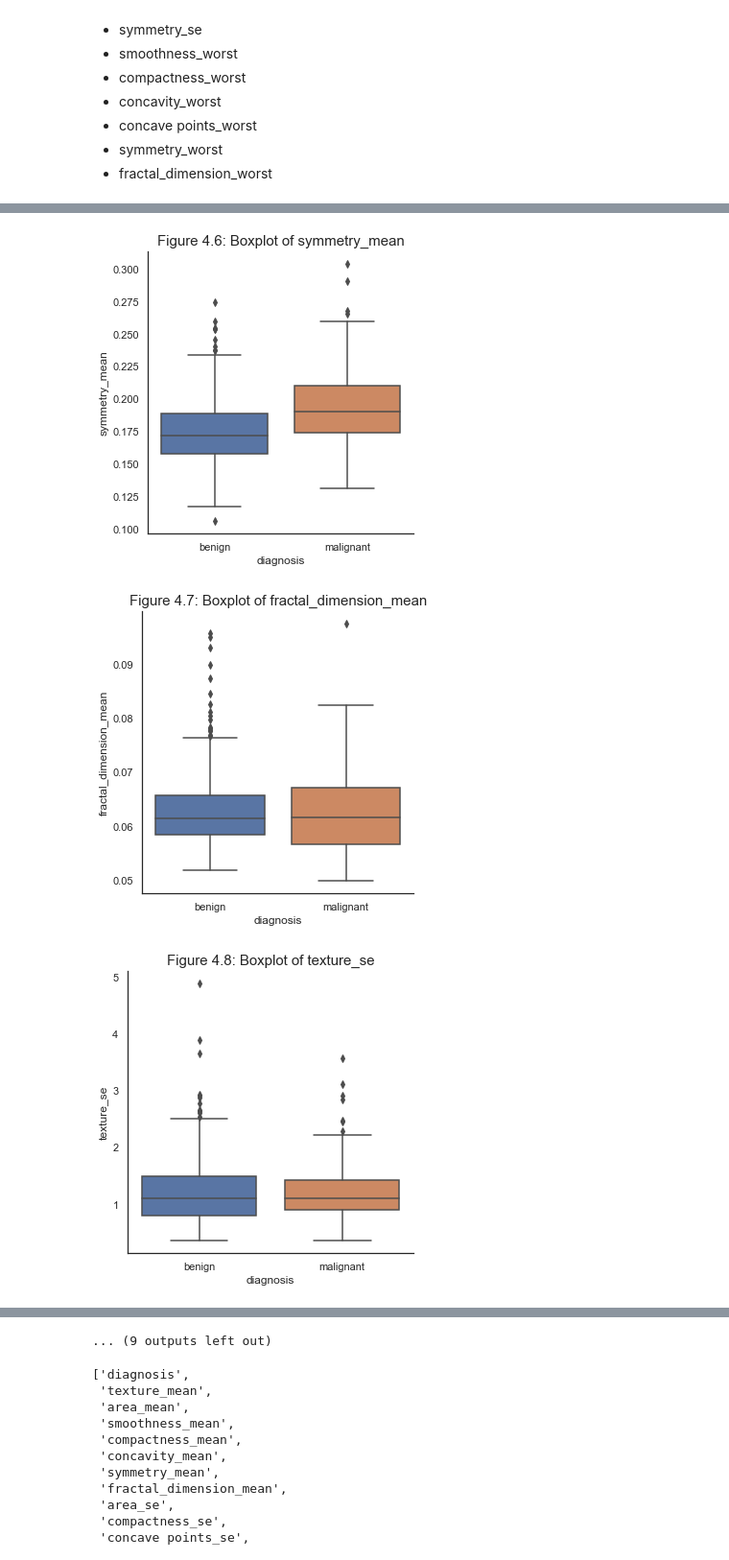
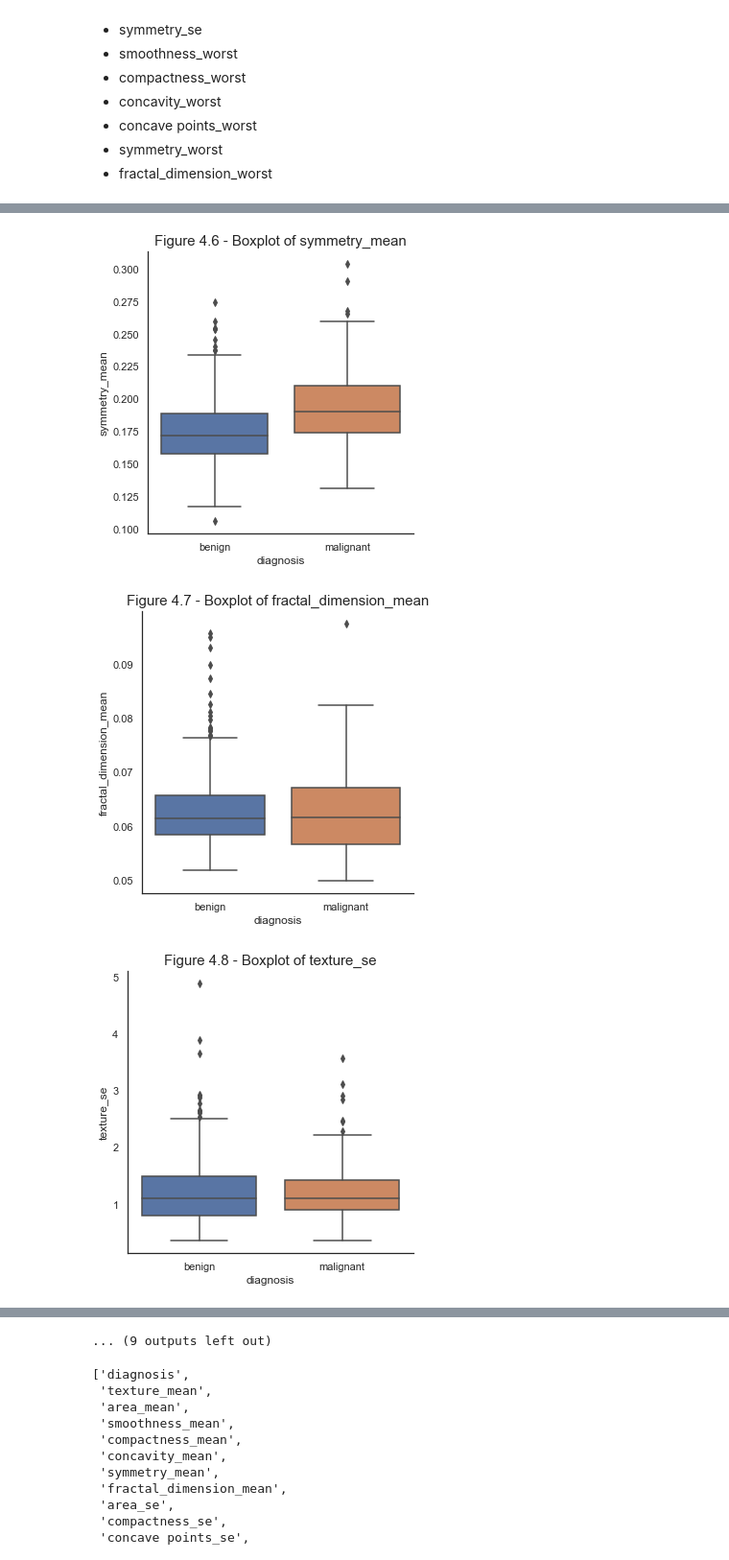
Before and after one commit to daniellaraz/Breast_Cancer_Project, a Jupyter notebook: Breast_Cancer_Exploration.ipynb, the cells around one changed output, grey strips where cells are left out. Shown at 96% size. Drawn from its saved outputs; the diff is of its cells as text; code cells hidden in the pictures.

```diff
--- a/Breast_Cancer_Exploration.ipynb
+++ b/Breast_Cancer_Exploration.ipynb
@@ -191,5 +191,5 @@ cmap = sns.diverging_palette(220, 10, as_cmap=True)
 sns.heatmap(bc_data_corr, mask=mask, cmap=cmap, center=0,
             square=True, linewidths=.5, cbar_kws={"shrink": .5}, annot = True, fmt='.2f')
 
-ax.set_title("Figure 2.1 Correlation Heatmap", fontsize= 25)
+ax.set_title("Figure 2.1 - Correlation Heatmap", fontsize= 25)
 # %% [output]
@@ -311,7 +300,7 @@ def multiplePlots(feature_name, n):
     fig, axs = plt.subplots(1, 2, sharey = False)
     plt.tight_layout(w_pad=6)
     fig.subplots_adjust(top=0.85)
-    fig.suptitle('Figure 3.'+str(n)+': Distribution of ' + feature_name + ' variable', fontsize=15)
+    fig.suptitle('Figure 3.'+str(n)+' - Distribution of ' + feature_name + ' variable', fontsize=15)
 
     # histogram for benign
     axs[0].set_title('Histogram for Benign vs. Malignant')
@@ -353,6 +342,6 @@ figure_count = 1
 for feature in features[1:]:
     g = sns.catplot(x="diagnosis", y=feature, data=bc_data_no_corr, kind="box", height=5, aspect=1, legend = True).set_xticklabels(["benign", "malignant"])
     ax = plt.gca()
-    ax.set_title("Figure 4."+str(figure_count) + ": Boxplot of " + feature, fontsize = 15)
+    ax.set_title("Figure 4."+str(figure_count) + " - Boxplot of " + feature, fontsize = 15)
     figure_count += 1
 # %% [output]
@@ -364,3 +353,3 @@ for feature in features[1:]:
-[figure, old version]
+[figure, new version]
-[figure, old version]
+[figure, new version]
-[figure, old version]
+[figure, new version]
```
Also changed, not shown: parts of 12 cells of this notebook, 1 other file.
